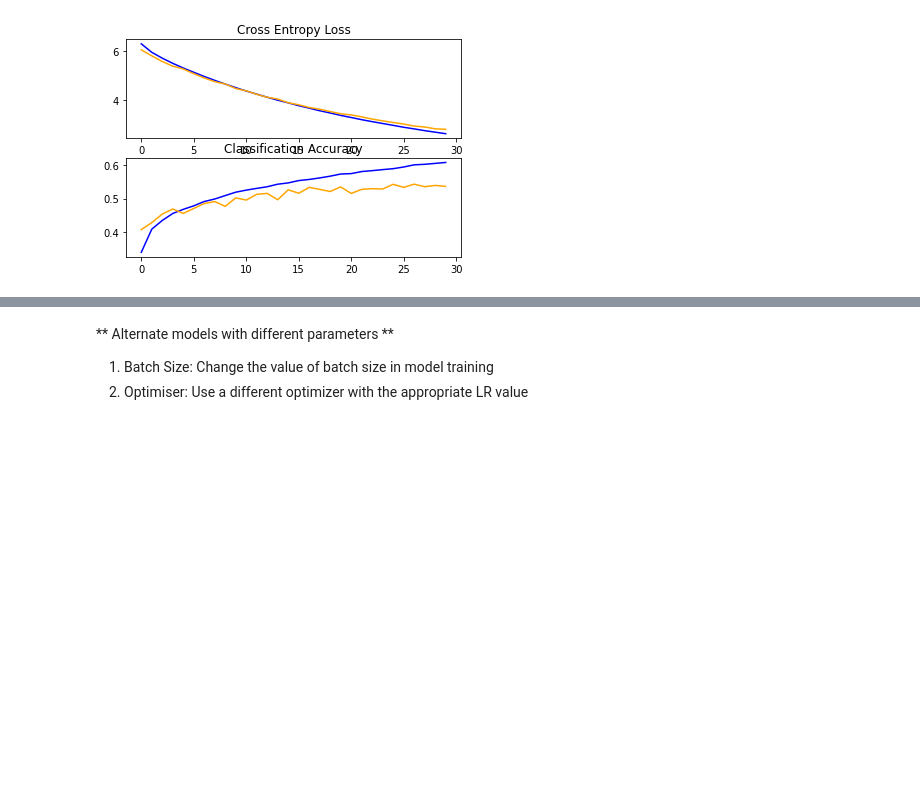
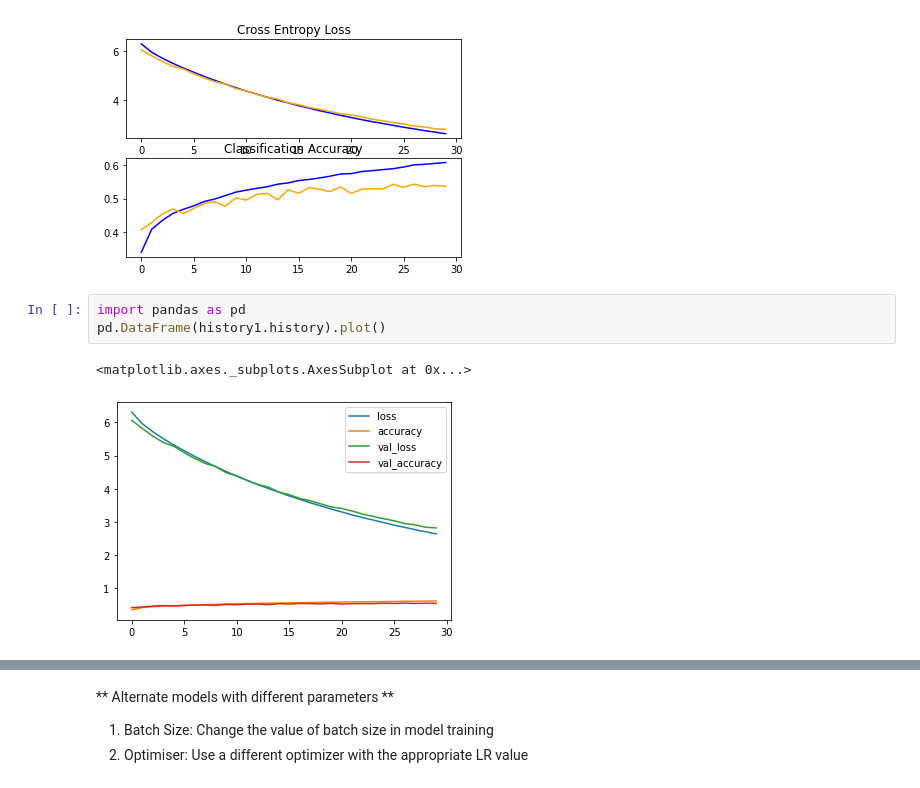
Before and after one commit to kk-ecu/MachineLearning, a Jupyter notebook: 06_CIFAR-10.ipynb, the cells around one changed output, grey strips where cells are left out. Saved outputs shown, nothing was run; the diff lists cells and outputs as text; blank space fills up the shorter version.

```diff
--- a/06_CIFAR-10.ipynb
+++ b/06_CIFAR-10.ipynb
@@ -183,3 +183,9 @@ def summarize_diagnostics(history):
 summarize_diagnostics(history1)
 # %% [output]
 [figure]
+# %%
+import pandas as pd
+pd.DataFrame(history1.history).plot()
+# %% [output]
+<matplotlib.axes._subplots.AxesSubplot at 0x...>
+[figure, added]
```
Also changed, not shown: parts of 11 cells of this notebook.
